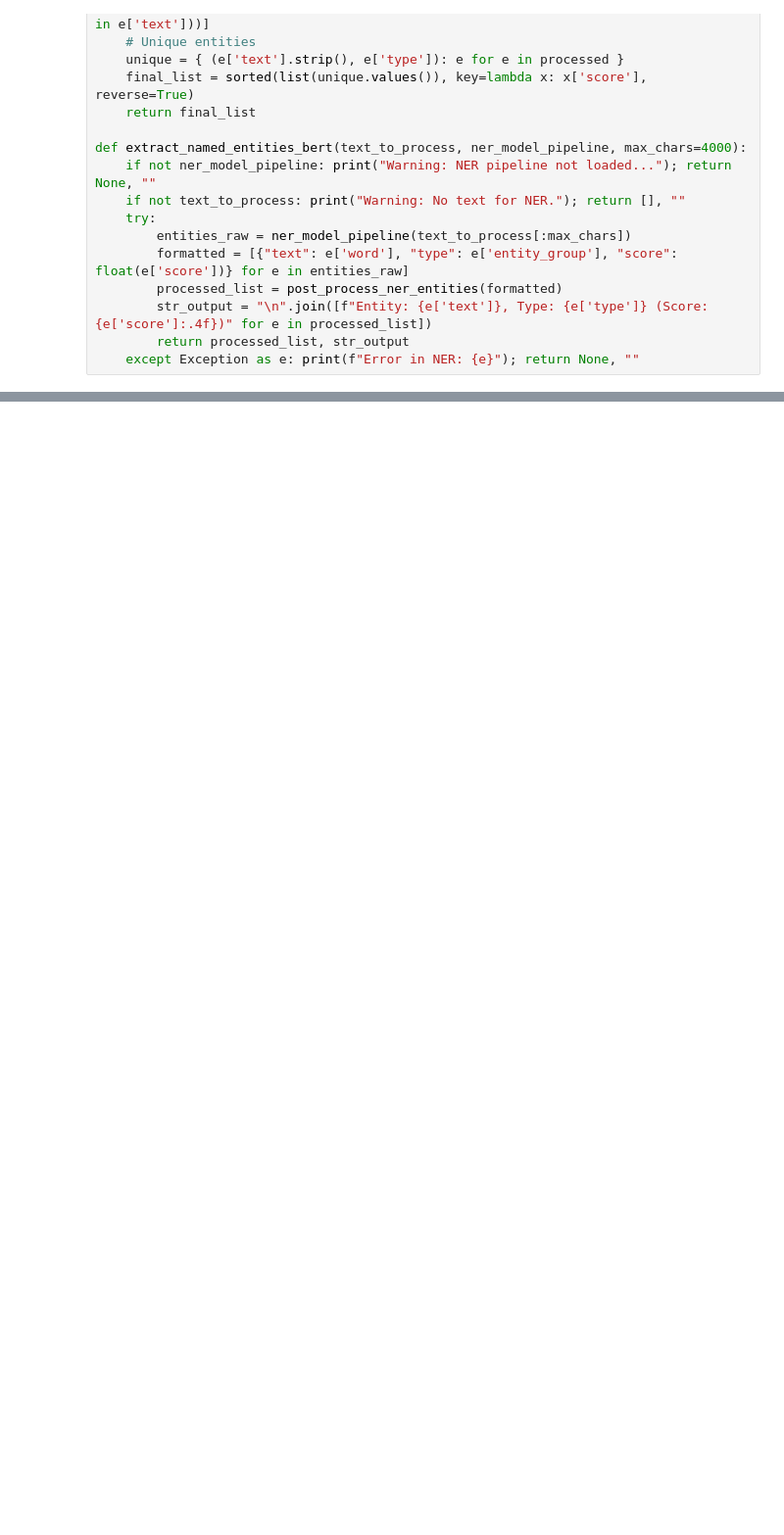
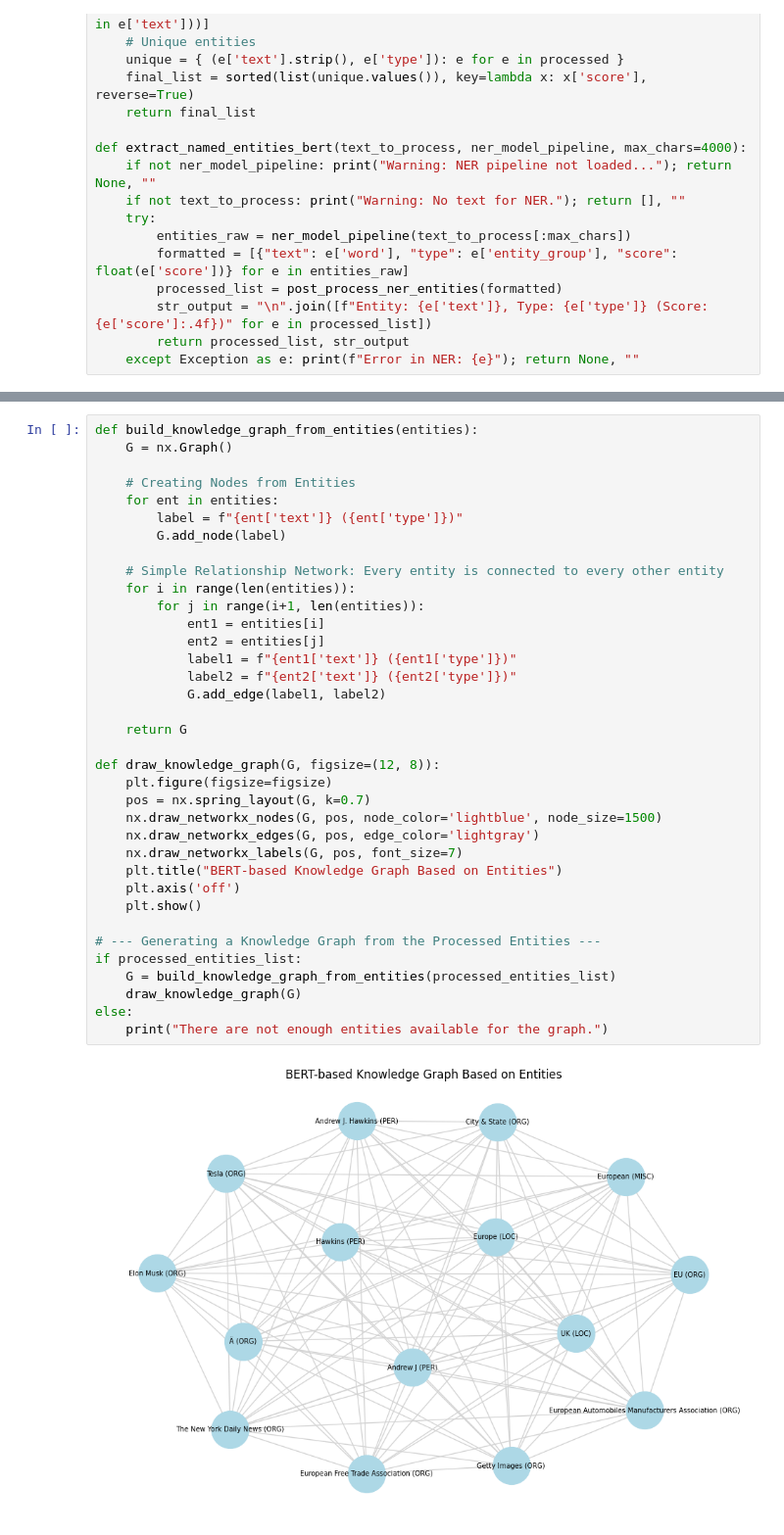
Before and after one commit to suvicsabika/advanced-nlp, a Jupyter notebook: nlp_project_jo_ujabb_modellek_utan.ipynb, the cells around one changed output, grey strips where cells are left out. Shown at 98% size. Saved outputs shown, nothing was run; the diff lists cells and outputs as text; blank space fills up the shorter version.

```diff
--- a/nlp_project_jo_ujabb_modellek_utan.ipynb
+++ b/nlp_project_jo_ujabb_modellek_utan.ipynb
@@ -813,3 +827,41 @@ if raw_cleaned_text and ner_pipeline:
+# %%
+def build_knowledge_graph_from_entities(entities):
+    G = nx.Graph()
+
+    # Creating Nodes from Entities
+    for ent in entities:
+        label = f"{ent['text']} ({ent['type']})"
+        G.add_node(label)
+
+    # Simple Relationship Network: Every entity is connected to every other entity
+    for i in range(len(entities)):
+        for j in range(i+1, len(entities)):
+            ent1 = entities[i]
+            ent2 = entities[j]
+            label1 = f"{ent1['text']} ({ent1['type']})"
+            label2 = f"{ent2['text']} ({ent2['type']})"
+            G.add_edge(label1, label2)
+
+    return G
+
+def draw_knowledge_graph(G, figsize=(12, 8)):
+    plt.figure(figsize=figsize)
+    pos = nx.spring_layout(G, k=0.7)
+    nx.draw_networkx_nodes(G, pos, node_color='lightblue', node_size=1500)
+    nx.draw_networkx_edges(G, pos, edge_color='lightgray')
+    nx.draw_networkx_labels(G, pos, font_size=7)
+    plt.title("BERT-based Knowledge Graph Based on Entities")
+    plt.axis('off')
+    plt.show()
+
+# --- Generating a Knowledge Graph from the Processed Entities ---
+if processed_entities_list:
+    G = build_knowledge_graph_from_entities(processed_entities_list)
+    draw_knowledge_graph(G)
+else:
+    print("There are not enough entities available for the graph.")
+# %% [output]
+[figure, added]
 # %%
 # --- Main execution block ---
 # if __name__ == "__main__":
```
Also changed, not shown: parts of 11 cells of this notebook.
